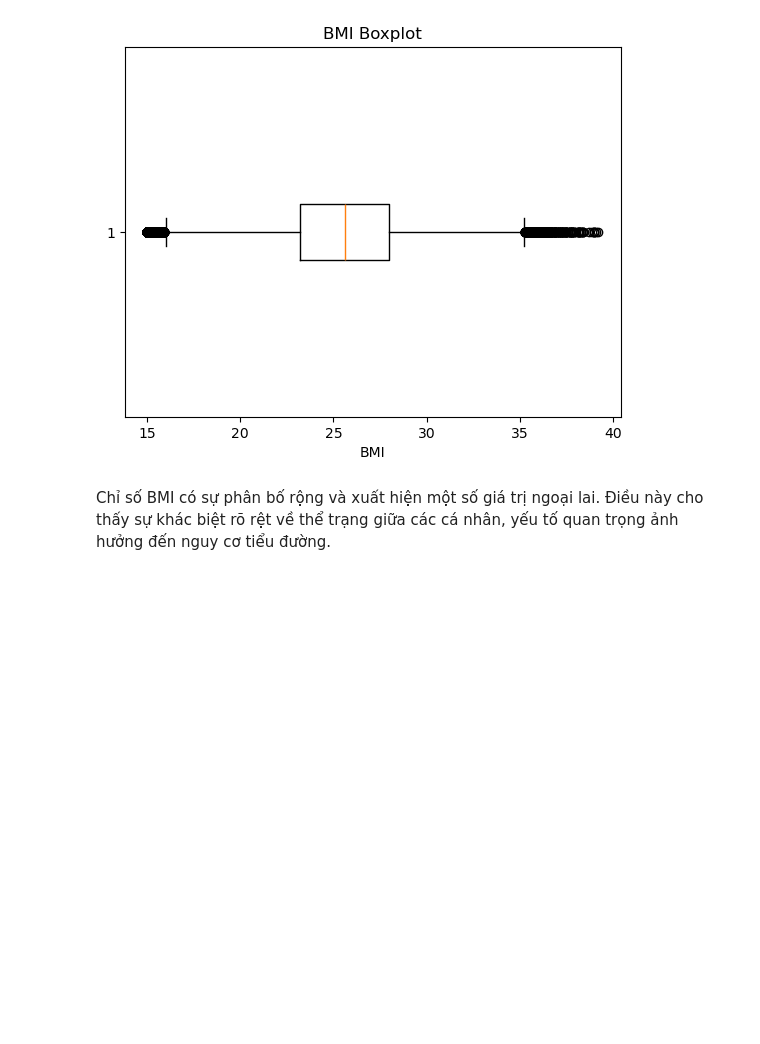
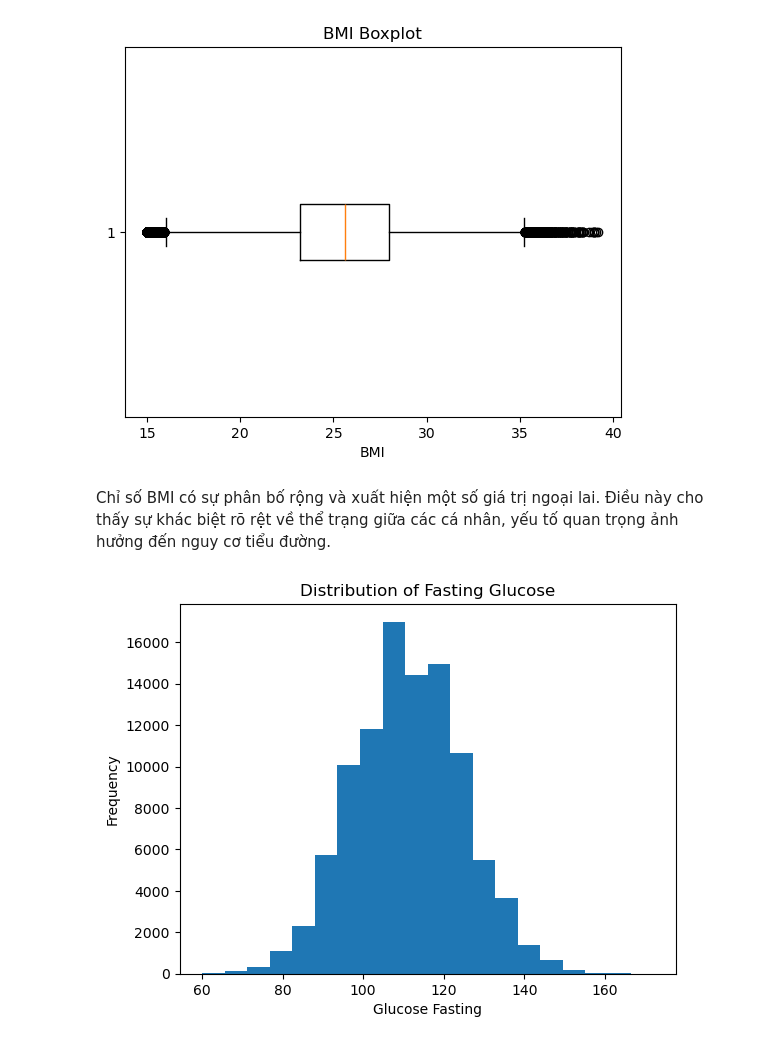
Before and after one commit to Tipiii/Diabetes_Analysis_BigData, a Jupyter notebook: notebook copy/descriptive_analysis.ipynb, the cells around one changed output. Saved outputs shown, nothing was run; the diff lists cells and outputs as text; code cells hidden in the pictures; blank space fills up the shorter version.

```diff
--- a/notebook copy/descriptive_analysis.ipynb
+++ b/notebook copy/descriptive_analysis.ipynb
@@ -77,3 +97,12 @@ plt.show()
 [figure]
 # %% [markdown]
 Chỉ số BMI có sự phân bố rộng và xuất hiện một số giá trị ngoại lai. Điều này cho thấy sự khác biệt rõ rệt về thể trạng giữa các cá nhân, yếu tố quan trọng ảnh hưởng đến nguy cơ tiểu đường.
+# %%
+plt.figure()
+plt.hist(pdf["glucose_fasting"], bins=20)
+plt.xlabel("Glucose Fasting")
+plt.ylabel("Frequency")
+plt.title("Distribution of Fasting Glucose")
+plt.show()
+# %% [output]
+[figure, added]
```
Also changed, not shown: parts of 7 cells of this notebook, 4 other files.
